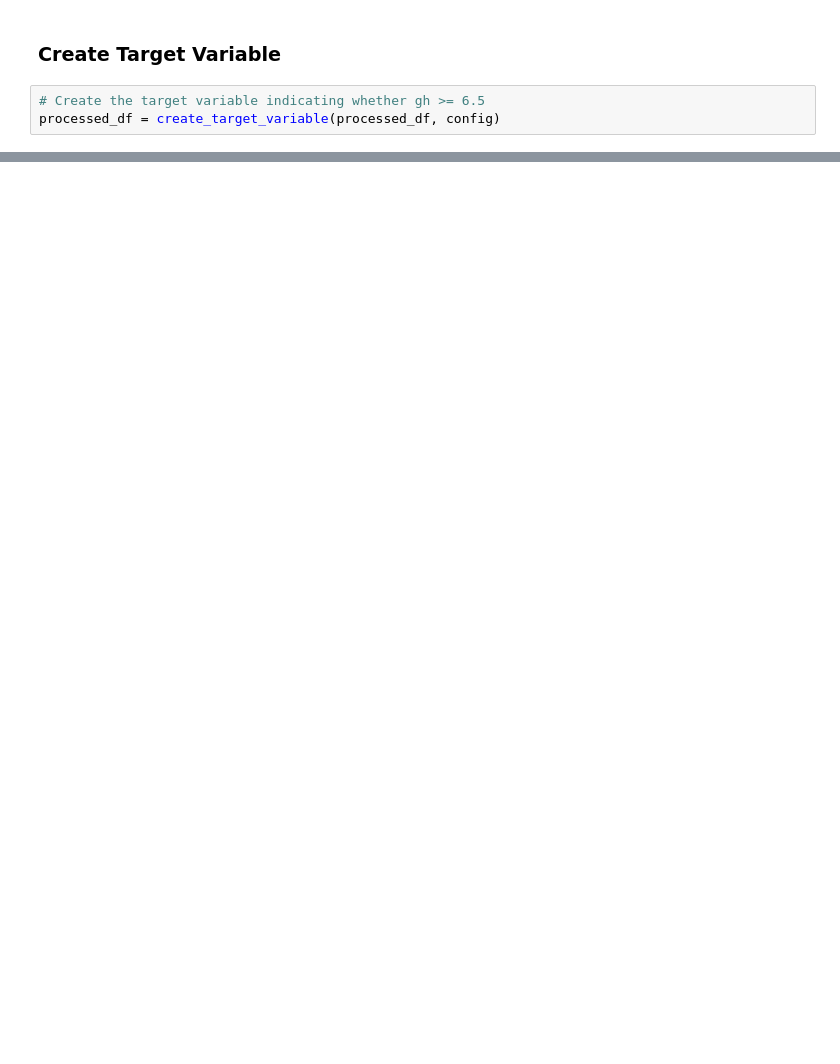
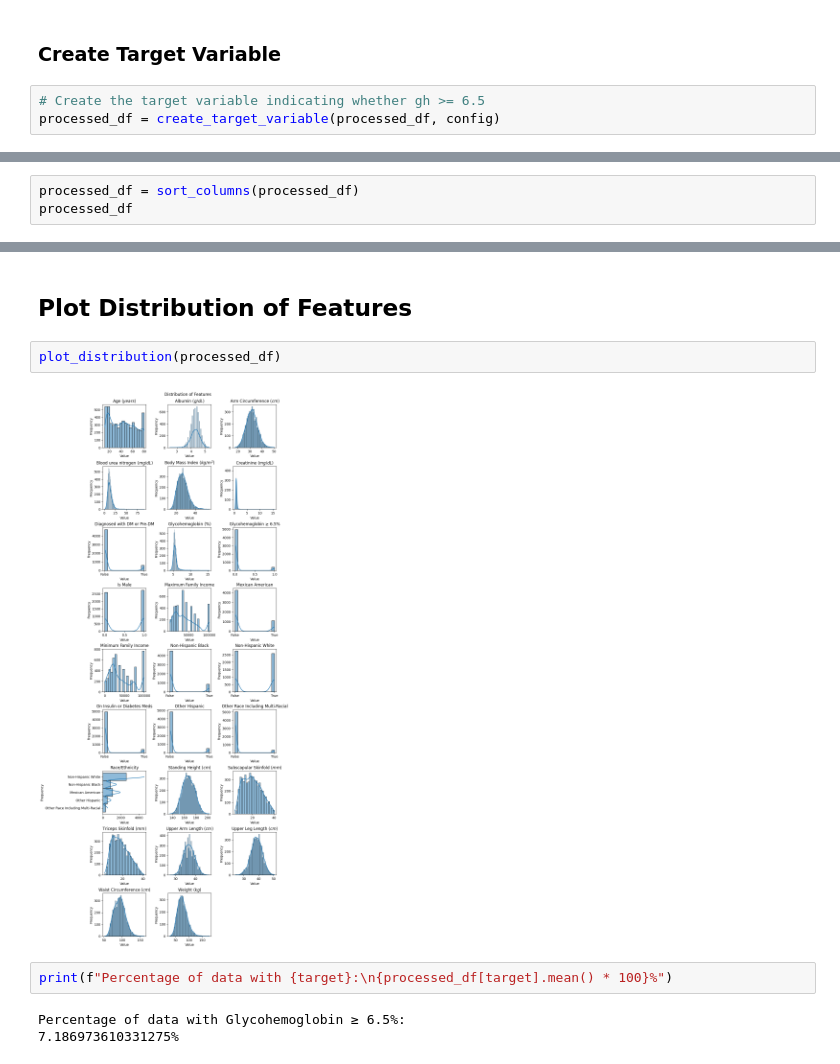
Before and after one commit to hl-n/diabetes-prediction-NHANES, a Jupyter notebook: notebooks/EDA.ipynb, the cells around one changed output, grey strips where cells are left out. Cells and saved outputs as stored; diff of their text form; blank space fills up the shorter version.

```diff
--- a/notebooks/EDA.ipynb
+++ b/notebooks/EDA.ipynb
@@ -543,0 +582,3 @@ processed_df
+# %%
+processed_df = sort_columns(processed_df)
+processed_df
@@ -543,0 +600,11 @@ processed_df
+# %% [markdown]
+## Plot Distribution of Features
+# %%
+plot_distribution(processed_df)
+# %% [output]
+[figure, added]
+# %%
+print(f"Percentage of data with {target}:\n{processed_df[target].mean() * 100}%")
+# %% [output]
+Percentage of data with Glycohemoglobin ≥ 6.5%:
+7.186973610331275%
```
Also changed, not shown: parts of 34 cells of this notebook, 6 other files.
